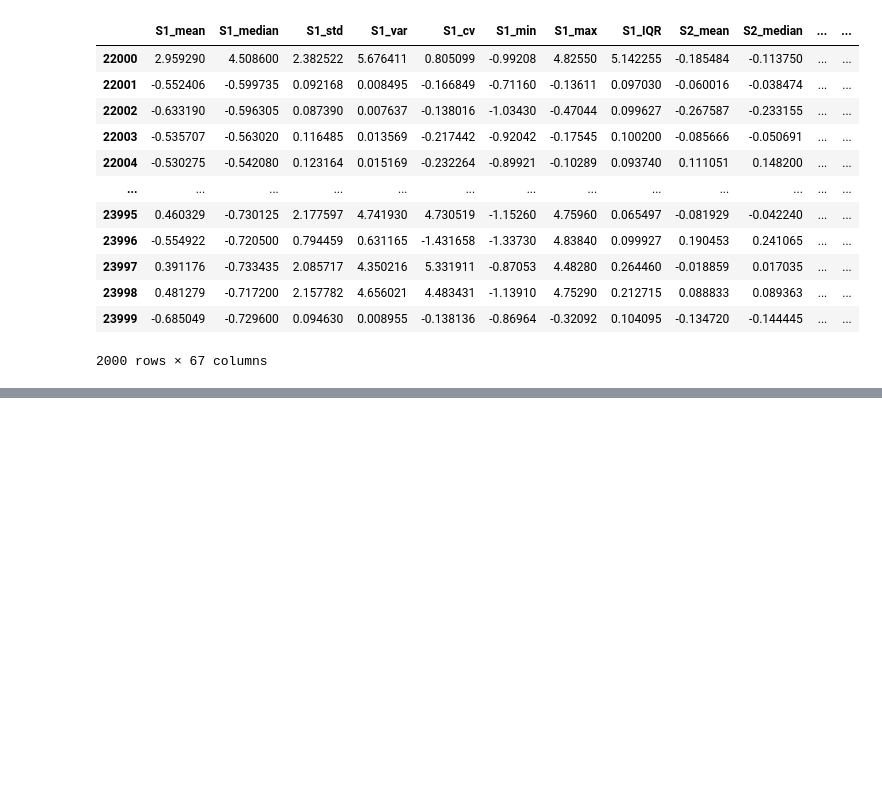
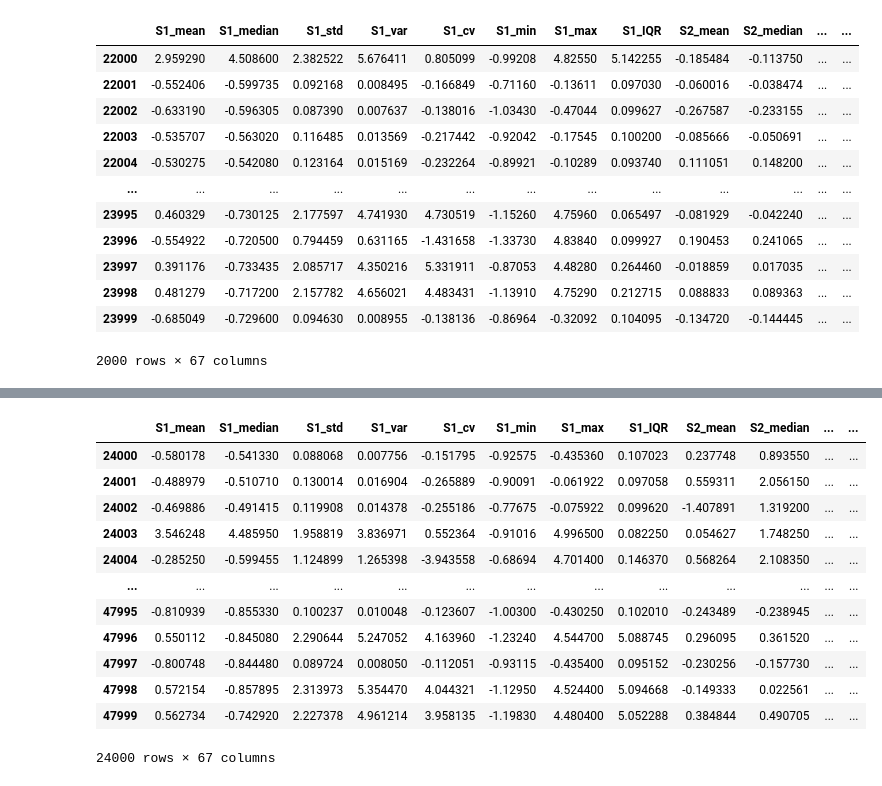
Before and after one commit to adriani94bil/Mantenimiento_Predictivo_PBL_grupo02, a Jupyter notebook: src/2_concatenar_csv.ipynb, the cells around one changed output, grey strips where cells are left out. Drawn from its saved outputs; the diff is of its cells as text; code cells hidden in the pictures; blank space fills up the shorter version.

```diff
--- a/src/2_concatenar_csv.ipynb
+++ b/src/2_concatenar_csv.ipynb
@@ -322,0 +412,17 @@ ver
+# %%
+ver = final_df[(final_df.Tipo =='overhang') ]
+ver
+# %% [output]
+|  | S1_mean | S1_median | S1_std | S1_var | S1_cv | S1_min | S1_max | S1_IQR | S2_mean | S2_median | ... | ... |
+| 24000 | -0.580178 | -0.541330 | 0.088068 | 0.007756 | -0.151795 | -0.92575 | -0.435360 | 0.107023 | 0.237748 | 0.893550 | ... | ... |
+| 24001 | -0.488979 | -0.510710 | 0.130014 | 0.016904 | -0.265889 | -0.90091 | -0.061922 | 0.097058 | 0.559311 | 2.056150 | ... | ... |
+| 24002 | -0.469886 | -0.491415 | 0.119908 | 0.014378 | -0.255186 | -0.77675 | -0.075922 | 0.099620 | -1.407891 | 1.319200 | ... | ... |
+| 24003 | 3.546248 | 4.485950 | 1.958819 | 3.836971 | 0.552364 | -0.91016 | 4.996500 | 0.082250 | 0.054627 | 1.748250 | ... | ... |
+| 24004 | -0.285250 | -0.599455 | 1.124899 | 1.265398 | -3.943558 | -0.68694 | 4.701400 | 0.146370 | 0.568264 | 2.108350 | ... | ... |
+| ... | ... | ... | ... | ... | ... | ... | ... | ... | ... | ... | ... | ... |
+| 47995 | -0.810939 | -0.855330 | 0.100237 | 0.010048 | -0.123607 | -1.00300 | -0.430250 | 0.102010 | -0.243489 | -0.238945 | ... | ... |
+| 47996 | 0.550112 | -0.845080 | 2.290644 | 5.247052 | 4.163960 | -1.23240 | 4.544700 | 5.088745 | 0.296095 | 0.361520 | ... | ... |
+| 47997 | -0.800748 | -0.844480 | 0.089724 | 0.008050 | -0.112051 | -0.93115 | -0.435400 | 0.095152 | -0.230256 | -0.157730 | ... | ... |
+| 47998 | 0.572154 | -0.857895 | 2.313973 | 5.354470 | 4.044321 | -1.12950 | 4.524400 | 5.094668 | -0.149333 | 0.022561 | ... | ... |
+| 47999 | 0.562734 | -0.742920 | 2.227378 | 4.961214 | 3.958135 | -1.19830 | 4.480400 | 5.052288 | 0.384844 | 0.490705 | ... | ... |
+24000 rows × 67 columns
```
Also changed, not shown: parts of 5 cells of this notebook, 1 other file.
